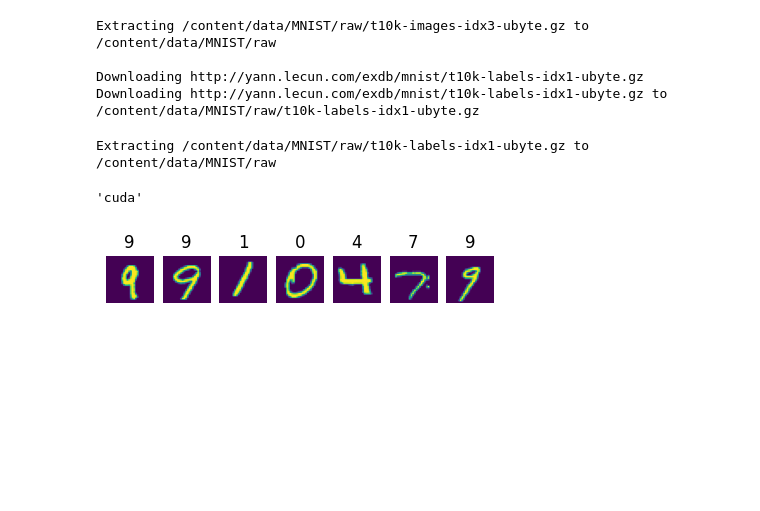
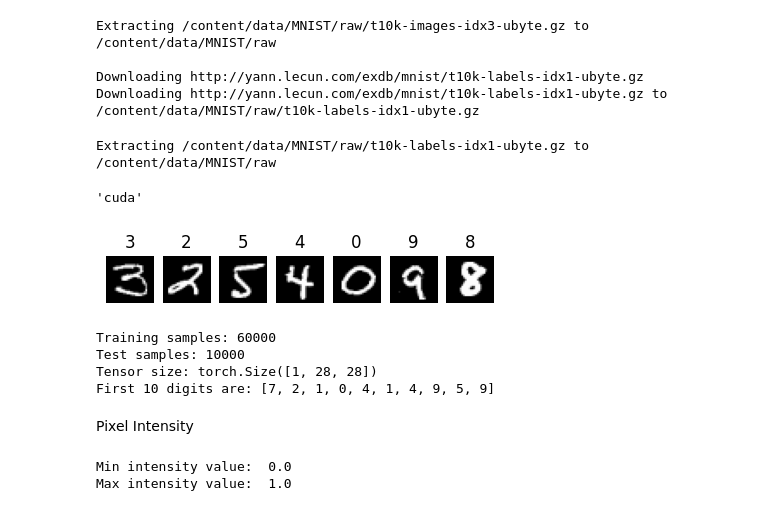
Before and after one commit to lokeshcv/ComputerVisionDeepLearning, a Jupyter notebook: pytorch_vision.ipynb, the cells around one changed output. Drawn from its saved outputs; the diff is of its cells as text; code cells hidden in the pictures; blank space fills up the shorter version.

```diff
--- a/pytorch_vision.ipynb
+++ b/pytorch_vision.ipynb
@@ -62,11 +62,30 @@ device
 # %%
 idx = torch.randint(0,len(train_ds), size=(7,), device=device)
 figure = plt.figure(figsize=(5,3))
 for i, ids in enumerate(idx):
   plt_idx = int(f"17{i+1}")
   figure.add_subplot(plt_idx)
-  plt.imshow(train_ds[ids][0][0])
+  plt.imshow(train_ds[ids][0][0],cmap='gray')
   plt.title(train_ds[ids][1])
   plt.axis('off')
 # %% [output]
-[figure, old version]
+[figure, new version]
+# %%
+print('Training samples:',len(train_ds))
+print('Test samples:',len(test_ds))
+
+print('Tensor size:',train_ds[0][0].size())
+print('First 10 digits are:', [test_ds[i][1] for i in range(10)])
+# %% [output]
+Training samples: 60000
+Test samples: 10000
+Tensor size: torch.Size([1, 28, 28])
+First 10 digits are: [7, 2, 1, 0, 4, 1, 4, 9, 5, 9]
+# %% [markdown]
+Pixel Intensity
+# %%
+print('Min intensity value: ',train_ds[0][0].min().item())
+print('Max intensity value: ',train_ds[0][0].max().item())
+# %% [output]
+Min intensity value:  0.0
+Max intensity value:  1.0
```
